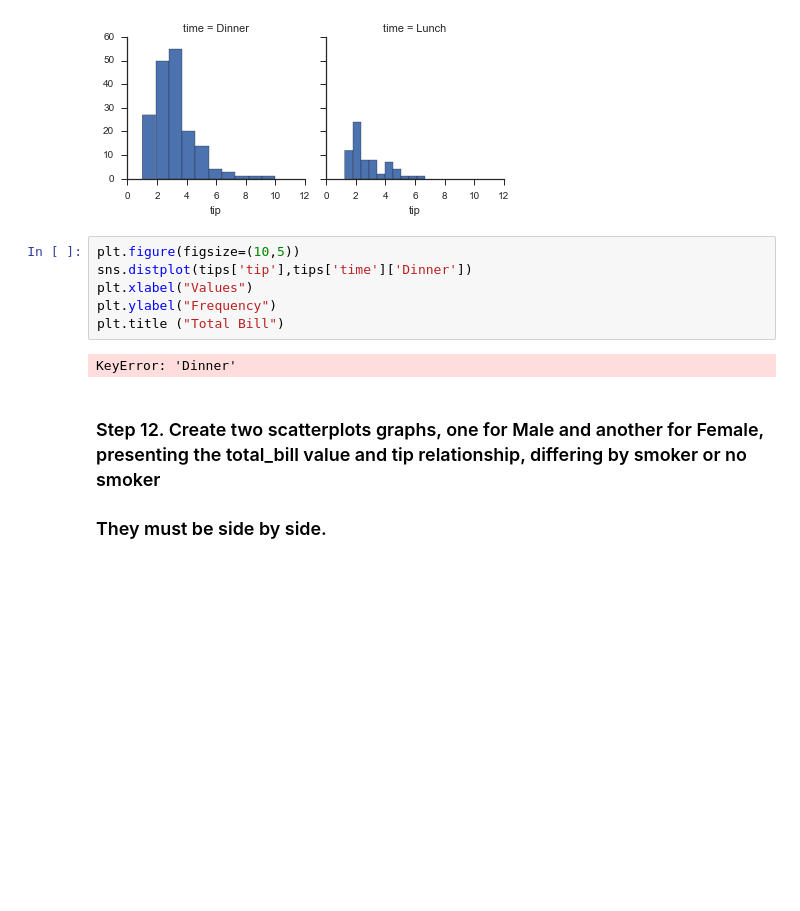
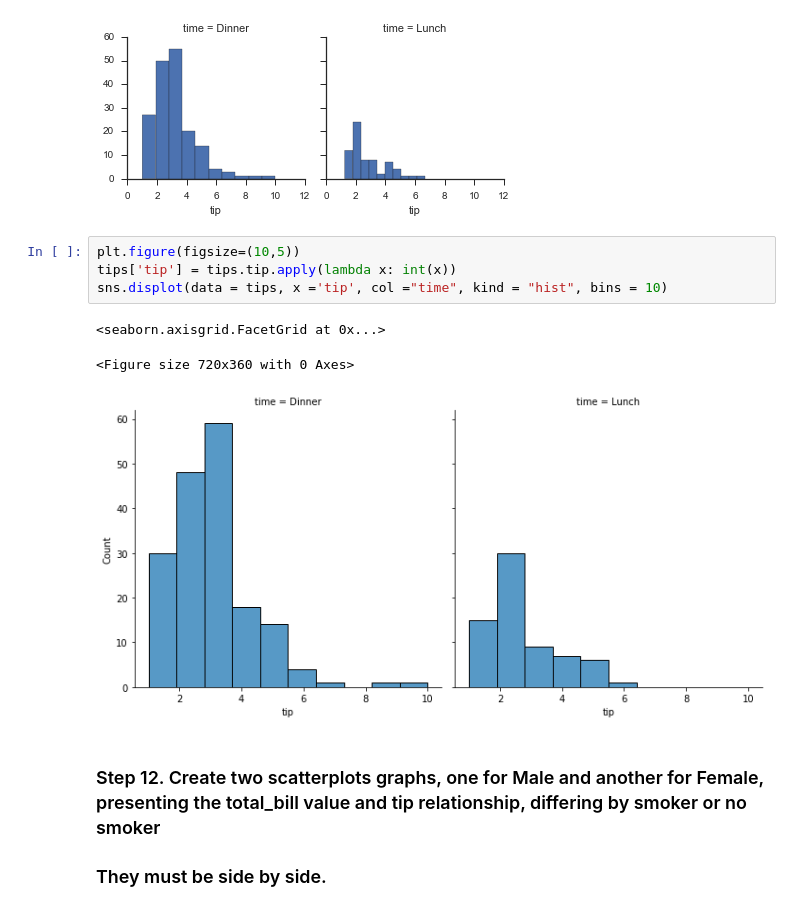
Before and after one commit to GinaGarridoCasas/Gina, a Jupyter notebook: week5_EDA_scraping_eda_summary/day4_correlation_matrix_outliers_rare/Ejercicios_visualizacion/Tips_viz.ipynb, the cells around one changed output. Drawn from its saved outputs; the diff is of its cells as text; blank space fills up the shorter version.

```diff
--- a/week5_EDA_scraping_eda_summary/day4_correlation_matrix_outliers_rare/Ejercicios_visualizacion/Tips_viz.ipynb
+++ b/week5_EDA_scraping_eda_summary/day4_correlation_matrix_outliers_rare/Ejercicios_visualizacion/Tips_viz.ipynb
@@ -158,14 +179,14 @@ Text(0.5, 1.0, 'Day and Total bill relationship by sex. Boxplot')
 # %%
 # %% [output]
 [figure]
-# %%
-plt.figure(figsize=(10,5))
-sns.distplot(tips['tip'],tips['time']['Dinner'])
-plt.xlabel("Values")
-plt.ylabel("Frequency")
-plt.title ("Total Bill")
-# %% [output]
-KeyError: 'Dinner'
+# %%
+plt.figure(figsize=(10,5))
+tips['tip'] = tips.tip.apply(lambda x: int(x))
+sns.displot(data = tips, x ='tip', col ="time", kind = "hist", bins = 10)
+# %% [output]
+<seaborn.axisgrid.FacetGrid at 0x...>
+<Figure size 720x360 with 0 Axes>
+[figure, added]
 # %% [markdown]
 ### Step 12. Create two scatterplots graphs, one for Male and another for Female, presenting the total_bill value and tip relationship, differing by smoker or no smoker
 ### They must be side by side.
```
Also changed, not shown: parts of 8 cells of this notebook, 15 other files.
